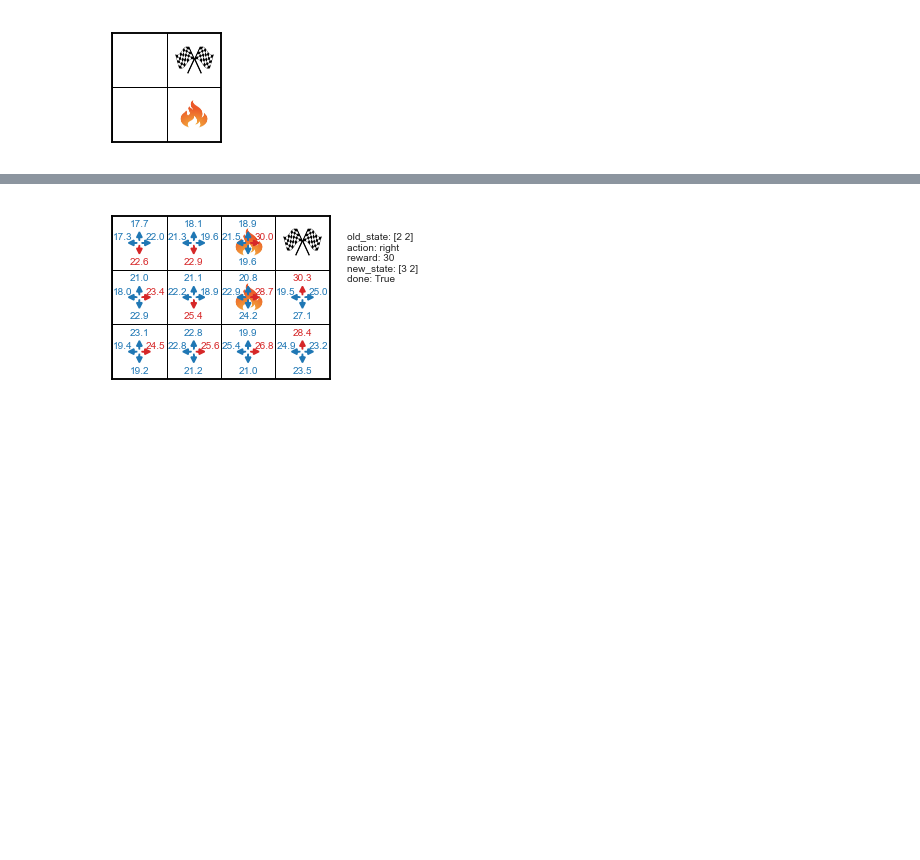
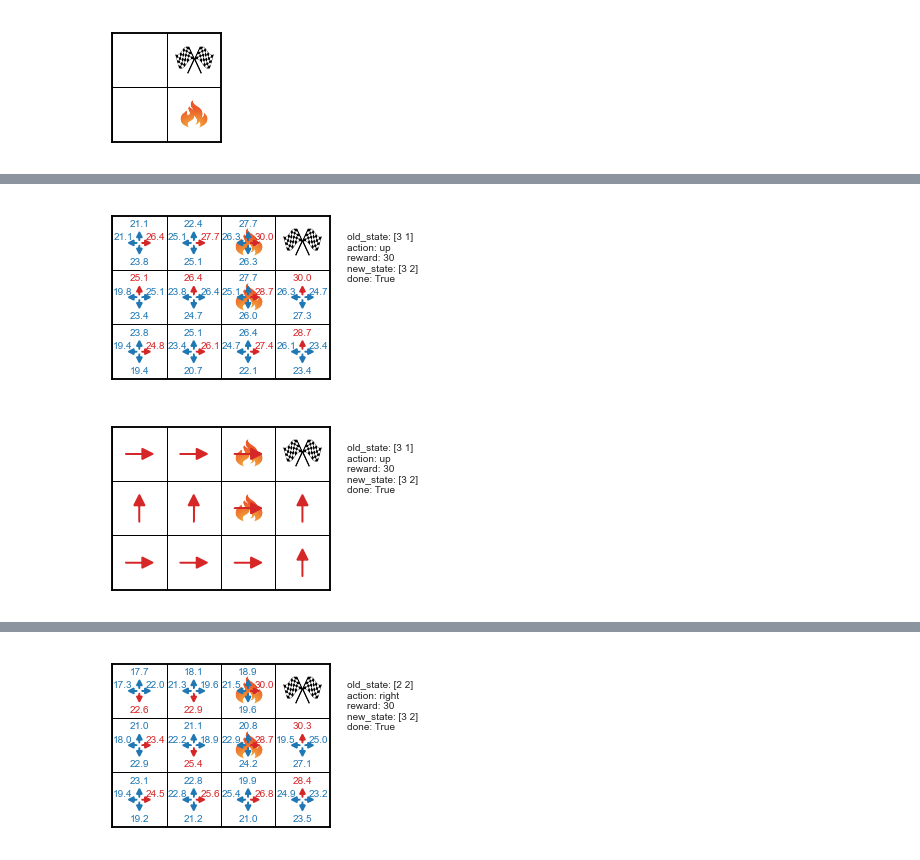
Before and after one commit to aoeftiger/TUDa-NMAP-11, a Jupyter notebook: lecture.ipynb, the cells around one changed output, grey strips where cells are left out. Saved outputs shown, nothing was run; the diff lists cells and outputs as text; code cells hidden in the pictures; blank space fills up the shorter version.

```diff
--- a/lecture.ipynb
+++ b/lecture.ipynb
@@ -504,3 +607,24 @@ plot_greedy_policy(policy, env.target_position, env.fire_positions, ax=ax)
+# %%
+from utils import Maze, QLearner
+from plot_utils import plot_q_table, plot_greedy_policy
+
+# Env definition
+env = Maze(width=4, height=3, fire_positions=[[2, 1], [2, 2]], fire_reward=-2)
+qtable_learner = QLearner(env, q_function='table')
+qtable_learner.train(5000)
+
+# Show Q-values
+q_table = qtable_learner.q_func.get_q_table()
+ax = env.plot(add_player_position=False)
+plot_q_table(q_table, env.target_position, env.fire_positions, ax=ax)
+
+# Show policy
+policy = qtable_learner.q_func.get_greedy_policy()
+ax = env.plot(add_player_position=False)
+plot_greedy_policy(policy, env.target_position, env.fire_positions, ax=ax)
+# %% [output]
+[figure, added]
+[figure, added]
 # %% [markdown]
 <h2>Deep Q-learning (DQN)</h2>
 
```
Also changed, not shown: parts of 81 cells of this notebook.
